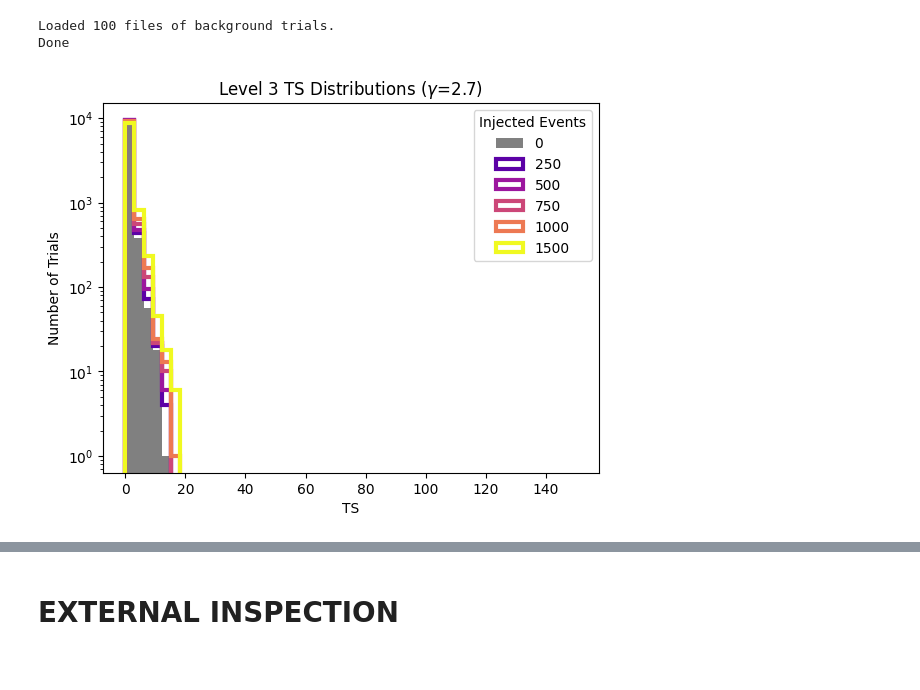
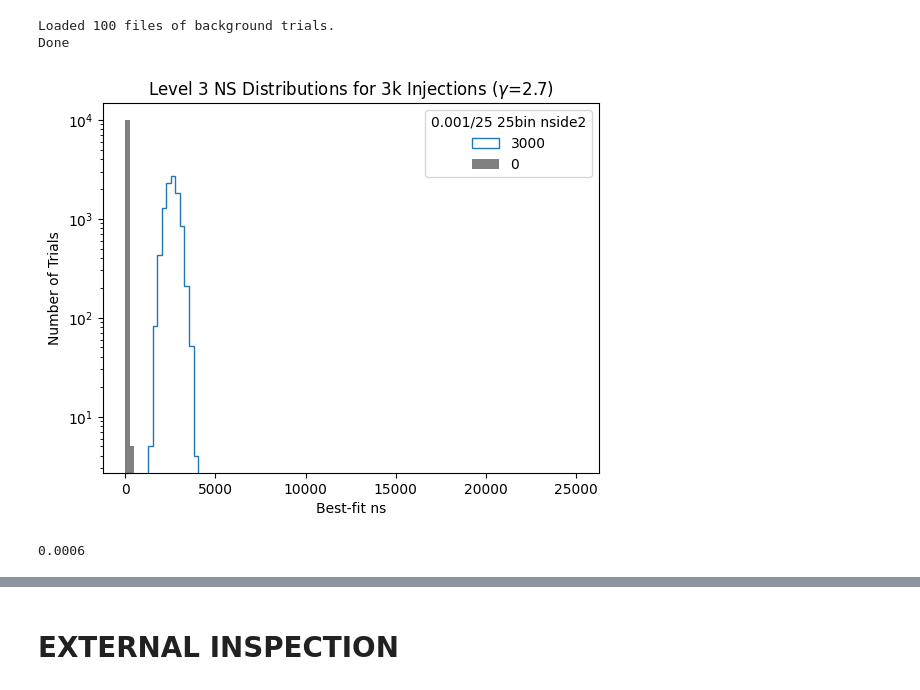
Before and after one commit to MACampana/BinnedTracks, a Jupyter notebook: NEW_BinnedAnalysis.ipynb, the cells around one changed output, grey strips where cells are left out. Saved outputs shown, nothing was run; the diff lists cells and outputs as text; code cells hidden in the pictures.

```diff
--- a/NEW_BinnedAnalysis.ipynb
+++ b/NEW_BinnedAnalysis.ipynb
@@ -1273,5 +1536,5 @@ class BinnedTemplateAnalysis:
 # %%
-data_path = 'data/level3/binned/Level3_2020_50bins.binned_data.nside32.npy'
+data_path = 'data/level3/binned/Level3_10yr_25bins.binned_data.nside32.npy'
 #data_path = 'data/level3/exp/npy'
 sig_path = 'data/level3/sim/npy/Level3_sim.npy'
 grl_path = 'GRL.npy'
@@ -1566,21 +1849,24 @@ from scipy.interpolate import interp1d, splrep, splev
 # %%
 #load and append bkg trials
 pfs = {}
-dists = {}
+dists_ts = {}
+dists_ns = {}
 cutoff = 0.1
 gamma = 2.7
 level = "3"
-nside = 32
-where_accs = ['allsky_ebins_1bins']
+nside = 2
+where_accs = ['10yr_25bins_ARound_Smoothp001BG25Sig']
 for where_acc in where_accs:
 
-    filelist = sorted(glob(f'/data/user/mcampana/analysis/binned_tracks/trials/level{level}/bkg/{where_acc}/nside/{nside}/cutoff/{cutoff}/gamma/{gamma}/trials*.npy'))
+    filelist = sorted(glob(f'/data/user/mcampana/analysis/binned_tracks/trials/level{level}/{where_acc}/bkg/nside/{nside}/cutoff/{cutoff}/gamma/{gamma}/trials*.npy'))
     bg_tss = np.array([])
+    bg_nss = np.array([])
     c = 0
     for f in filelist:
         c += 1
         arr = np.load(f, allow_pickle=True)
         bg_tss = np.append(bg_tss, np.array(list(arr.item()['results']))['ts'])
+        bg_nss = np.append(bg_nss, np.array(list(arr.item()['results']))['ns'])
 
     bg_tss[bg_tss<0] = 0.0
 
@@ -1590,31 +1876,37 @@ for where_acc in where_accs:
 
     #load and append sig trials
     #nsigs = np.sort(np.array(os.listdir(f'/data/user/mcampana/analysis/binned_tracks/trials/sig/{where_acc}/nsig/'), dtype=int))
-    nsigs = np.array(sorted([int(s.split('/')[-1]) for s in glob(f'/data/user/mcampana/analysis/binned_tracks/trials/level{level}/sig/{where_acc}/nside/{nside}/cutoff/{cutoff}/gamma/{gamma}/nsig/*')]))
+    nsigs = np.array(sorted([int(s.split('/')[-1]) for s in glob(f'/data/user/mcampana/analysis/binned_tracks/trials/level{level}/{where_acc}/sig/nside/{nside}/cutoff/{cutoff}/gamma/{gamma}/nsig/*')]))
     sig_tss = {}
+    sig_nss = {}
     passing = {}
     for nsig in nsigs:
-        filelist = sorted(glob(f'/data/user/mcampana/analysis/binned_tracks/trials/level{level}/sig/{where_acc}/nside/{nside}/cutoff/{cutoff}/gamma/{gamma}/nsig/{nsig}/trials*.npy'))
+        filelist = sorted(glob(f'/data/user/mcampana/analysis/binned_tracks/trials/level{level}/{where_acc}/sig/nside/{nside}/cutoff/{cutoff}/gamma/{gamma}/nsig/{nsig}/trials*.npy'))
         tss = np.array([])
+        nss = np.array([])
         c = 0
         for f in filelist:
             c += 1
             arr = np.load(f, allow_pickle=True)
             tss = np.append(tss, np.array(list(arr.item()['results']))['ts'])
+            nss = np.append(nss, np.array(list(arr.item()['results']))['ns'])
 
         tss[tss<0] = 0.0
 
         sig_tss[nsig] = tss
+        sig_nss[nsig] = nss
 
         #passing fractions
         passing[nsig] = np.mean(tss > med_bg_ts)
 
     sig_tss[0] = bg_tss
+    sig_nss[0] = bg_nss
 
     passing[0] = .5
 
     pfs[where_acc] = passing
-    dists[where_acc] = sig_tss
+    dists_ts[where_acc] = sig_tss
+    dists_ns[where_acc] = sig_nss
 
 print('Done')
 # %% [output]
@@ -1622,26 +1914,31 @@ Loaded 100 files of background trials.
 Done
 # %%
 plt.figure(facecolor='w')
-bins = np.linspace(0,150,50)
-
+bins = np.linspace(0, 25000, 100)
+dists = dists_ns
+#where_accs = ['10yr_25bins_ARound_Smooth0BG25Sig', '10yr_25bins_ARound_Smoothp001BG25Sig']
+#labels = ['s=0','s=.001']
 for where_acc in where_accs:
-    for nsig in np.append(np.array([0]), nsigs):
+    for nsig in [3000, 0]:#dists[where_acc].keys():#np.append(np.array([0]), nsigs):
         if nsig == 0:
             plt.hist((dists[where_acc][nsig]), label=nsig, bins=bins, color='grey')
         else:
-            plt.hist((dists[where_acc][nsig]), label=nsig, histtype='step', linewidth=3, bins=bins, color=cmap(nsig/np.max(nsigs)))
+            plt.hist((dists[where_acc][nsig]), label=nsig, histtype='step', linewidth=1, bins=bins)#, color=cmap(nsig/np.max(nsigs)), linestyle=lss[where_accs.index(where_acc)])
 
-    #plt.vlines(np.log10(np.median(dists[where_acc][0])), 0, 1000, linestyle='--', color='k')
+    #plt.vlines(np.log10(np.median(dists_ns[where_acc][0])), 0, 1000, linestyle='--', color='k')
 
 #plt.xlim(0, 600)
-plt.title(fr'Level {level} TS Distributions ($\gamma$={gamma})')
-plt.xlabel(r'TS')
+#plt.vlines(3000, 1, 1000, color='k')
+plt.title(fr'Level {level} NS Distributions for 3k Injections ($\gamma$={gamma})')
+plt.xlabel(r'Best-fit ns')
 plt.ylabel('Number of Trials')
-plt.legend(title=r'Injected Events', loc='upper right')
+plt.legend(title=r'0.001/25 25bin nside2', loc='upper right')
 plt.semilogy()
 plt.show()
+print(np.median(dists_ns[where_acc][0]))
 # %% [output]
-[figure, old version]
+[figure, new version]
+0.0006
 # %%
 xs = np.linspace(0,nsigs[-1],500)
 ys = {}
```
Also changed, not shown: parts of 42 cells of this notebook.
